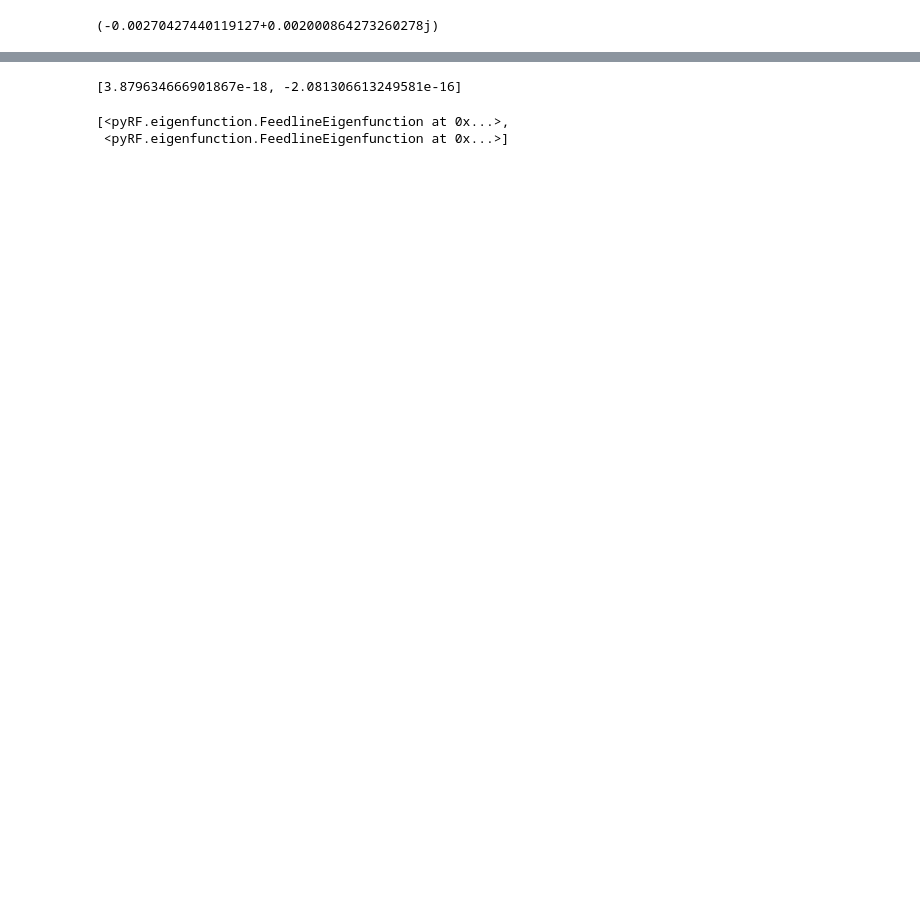
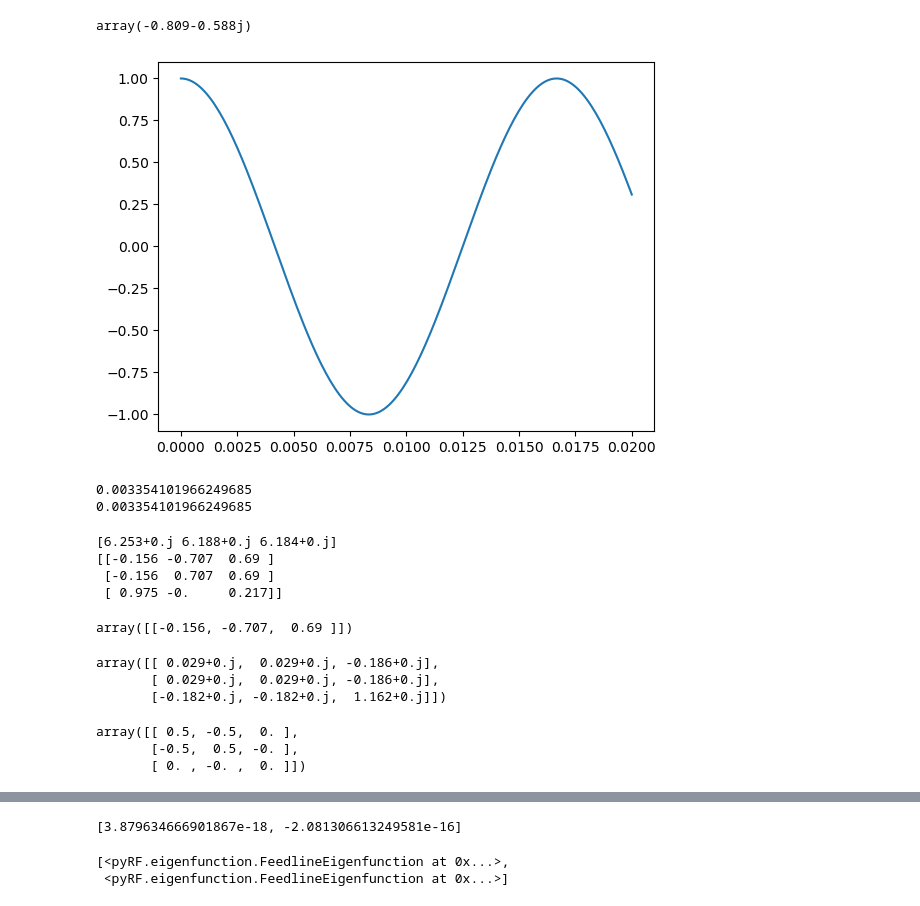
Before and after one commit to tstavenga/pyRF, a Jupyter notebook: pyRF/Experimental/notebooks/new_test_notebooks/resonator_feedline_coupling.ipynb, the cells around one changed output, grey strips where cells are left out. Cells and saved outputs as stored; diff of their text form; code cells hidden in the pictures; blank space fills up the shorter version.

```diff
--- a/pyRF/Experimental/notebooks/new_test_notebooks/resonator_feedline_coupling.ipynb
+++ b/pyRF/Experimental/notebooks/new_test_notebooks/resonator_feedline_coupling.ipynb
@@ -34,11 +38,59 @@ array(22.42575415+0.20899414j)
 # %%
-feedline_a, feedline_b = F1.get_eigenfunction(60)
+k=60
+feedline_a, feedline_b = F1.get_eigenfunction(k)
+# %%
+feedline_b(10e-3)
+# %% [output]
+array(-0.809-0.588j)
+# %%
+feedline_a.plot()
+# %% [output]
+[figure, added]
 # %%
 Z0=50
 phi0=1e8
 clengthinv = Z0*phi0
 cap = 30e-15
-ja = feedline_a(10e-3)*cap*clengthinv*phi(0)
-ja
+ja = abs(feedline_a(10e-3)*cap*clengthinv*phi(0))
+print(ja)
+
+jb = abs(feedline_b(10e-3)*cap*clengthinv*phi(0))
+print(jb)
 # %% [output]
-(-0.00270427440119127+0.002000864273260278j)
+0.003354101966249685
+0.003354101966249685
+# %%
+SD = np.array([[1, 0, ja],
+               [0, 1, jb],
+               [ja, jb, 1]])
+f = fr*0.99#k*phi0*1.02
+M = np.array([[f**2, 0, 0],
+              [0, f**2, 0],
+              [0, 0, fr**2]])*1e-18
+A = scipy.linalg.inv(SD)@M
+vecs = scipy.linalg.inv(SD)@np.eye(3)
+eigval, eigvec = scipy.linalg.eig(A)
+print(np.sqrt(eigval))
+print(eigvec)
+# %% [output]
+[6.253+0.j 6.188+0.j 6.184+0.j]
+[[-0.156 -0.707  0.69 ]
+ [-0.156  0.707  0.69 ]
+ [ 0.975 -0.     0.217]]
+# %%
+np.array([[1], [0],[ 0]]).T @eigvec
+# %% [output]
+array([[-0.156, -0.707,  0.69 ]])
+# %%
+
+eigvec @ np.diag(np.array([1/(eigval[0]-eigval[1]), 0,0])) @ np.linalg.inv(eigvec)
+# %% [output]
+array([[ 0.029+0.j,  0.029+0.j, -0.186+0.j],
+       [ 0.029+0.j,  0.029+0.j, -0.186+0.j],
+       [-0.182+0.j, -0.182+0.j,  1.162+0.j]])
+# %%
+eigvec @ np.diag(np.array([0, 1, 0])) @ np.linalg.inv(eigvec)
+# %% [output]
+array([[ 0.5, -0.5,  0. ],
+       [-0.5,  0.5, -0. ],
+       [ 0. , -0. ,  0. ]])
```
Also changed, not shown: parts of 13 cells of this notebook, 2 other files.
